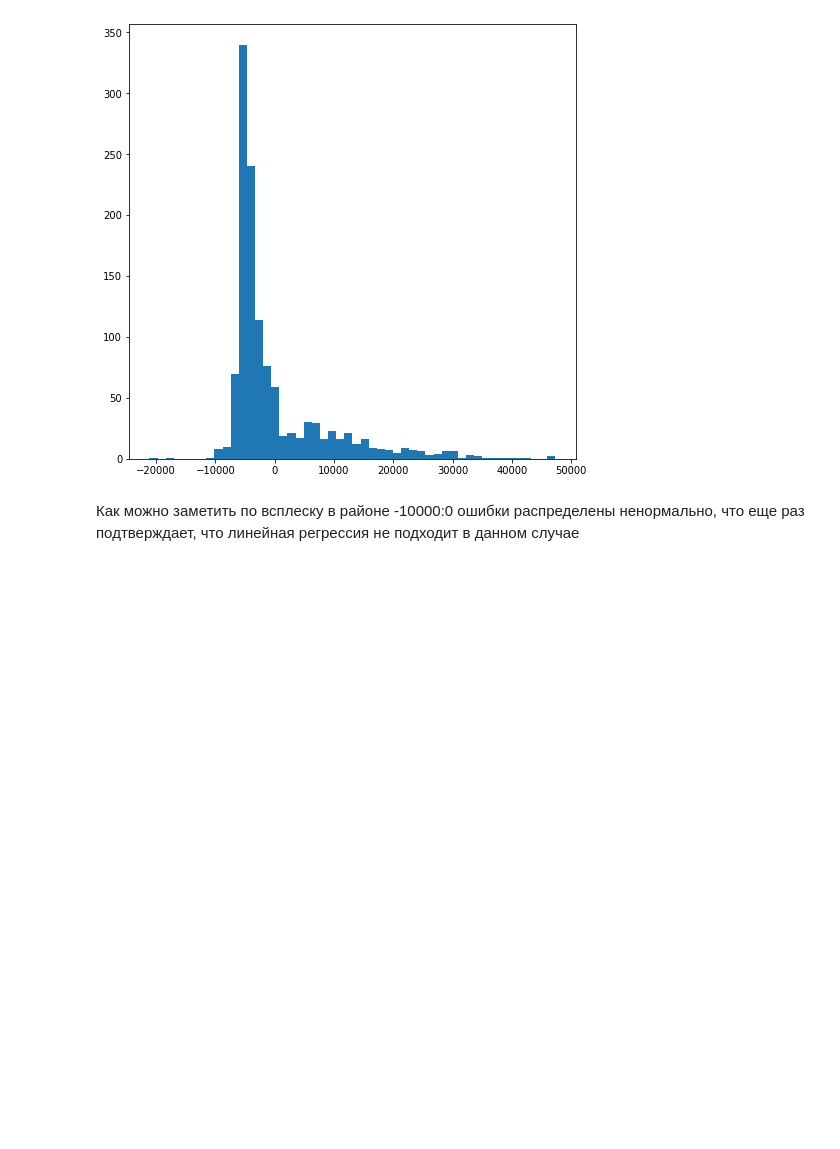
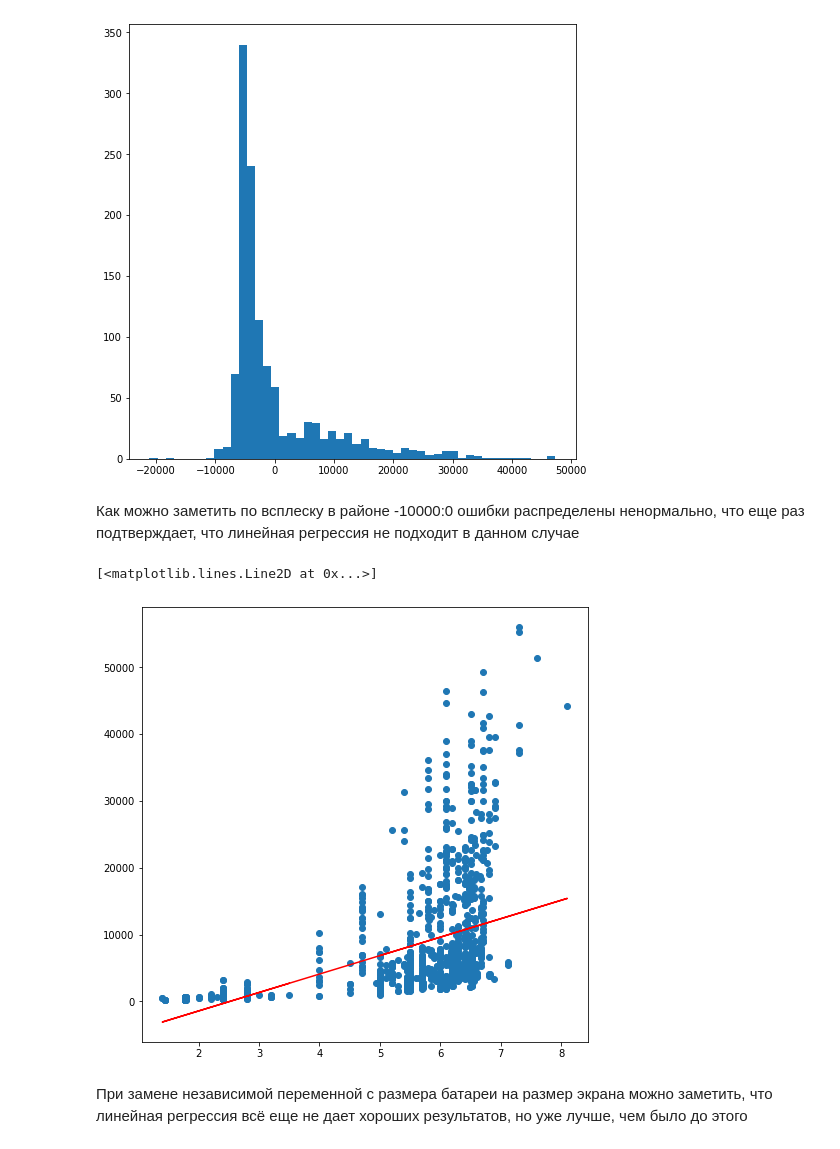
Before and after one commit to kiotokio/IDP, a Jupyter notebook: LinearRegression.ipynb, the cells around one changed output. Cells and saved outputs as stored; diff of their text form; code cells hidden in the pictures; blank space fills up the shorter version.

Commit message:
Добавлена линейная регрессия по параметрам "размер экрана - цена"

```diff
--- a/LinearRegression.ipynb
+++ b/LinearRegression.ipynb
@@ -67,3 +65,16 @@ plt.hist(errors, bins=50)
 [figure]
 # %% [markdown]
 Как можно заметить по всплеску в районе -10000:0 ошибки распределены ненормально, что еще раз подтверждает, что линейная регрессия не подходит в данном случае
+# %%
+x3 = data.screen_size.values.reshape(-1, 1)
+model3 = LinearRegression().fit(x3,y)
+y3_pred = model3.predict(x3)
+
+plt.figure(figsize=(8, 8))
+plt.scatter(x3, y)
+plt.plot(x3, y3_pred, color='r')
+# %% [output]
+[<matplotlib.lines.Line2D at 0x...>]
+[figure, added]
+# %% [markdown]
+При замене независимой переменной с размера батареи на размер экрана можно заметить, что линейная регрессия всё еще не дает хороших результатов, но уже лучше, чем было до этого
```
Also changed, not shown: parts of 1 cell of this notebook, 2 other files.
